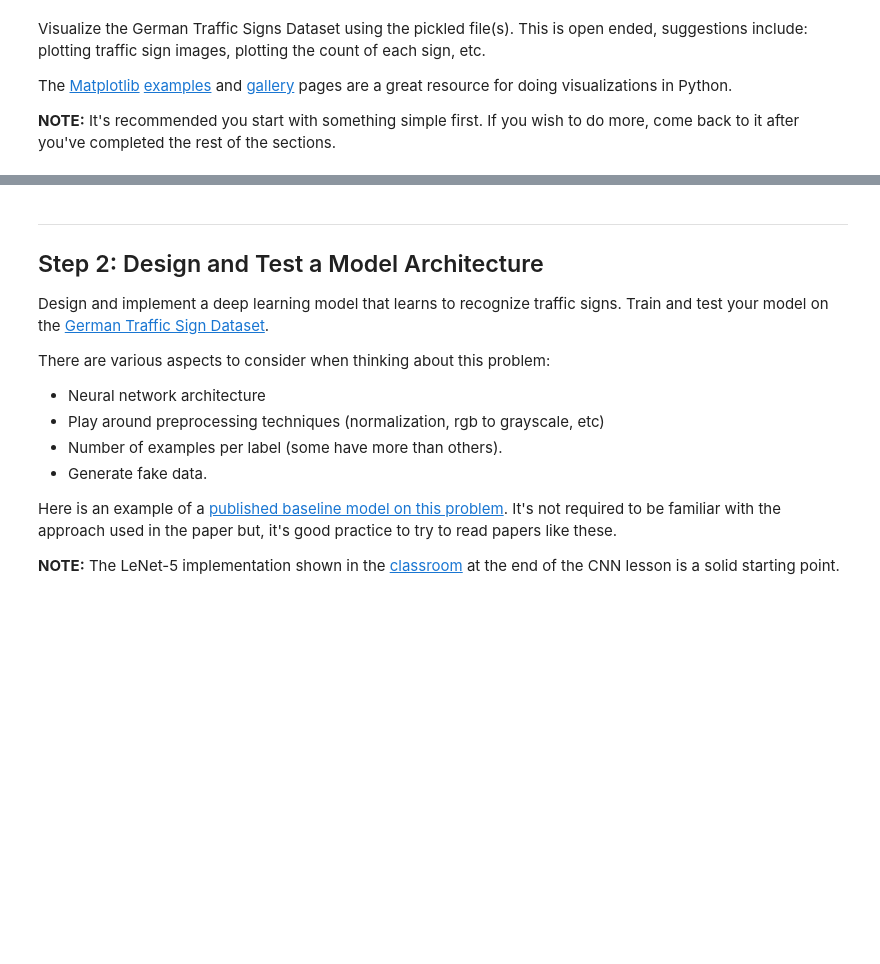
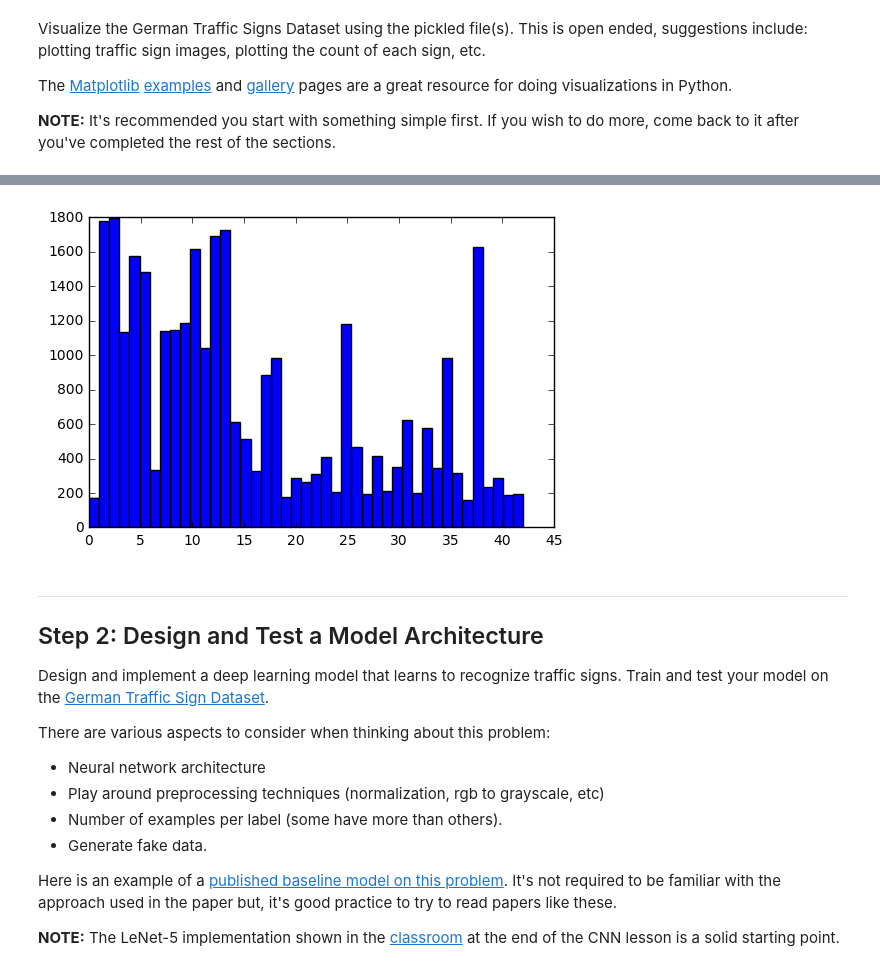
Before and after one commit to jackcosgrove/CarND-Traffic-Sign-Classifier-Project, a Jupyter notebook: Traffic_Sign_Classifier.ipynb, the cells around one changed output, grey strips where cells are left out. Saved outputs shown, nothing was run; the diff lists cells and outputs as text; code cells hidden in the pictures; blank space fills up the shorter version.

```diff
--- a/Traffic_Sign_Classifier.ipynb
+++ b/Traffic_Sign_Classifier.ipynb
@@ -99,3 +99,8 @@ print(y_train[index])
+# %%
+plt.hist(y_train, bins=n_classes)
+plt.show()
+# %% [output]
+[figure, added]
 # %% [markdown]
 ----
 
```
Also changed, not shown: parts of 17 cells of this notebook, 2 other files.
